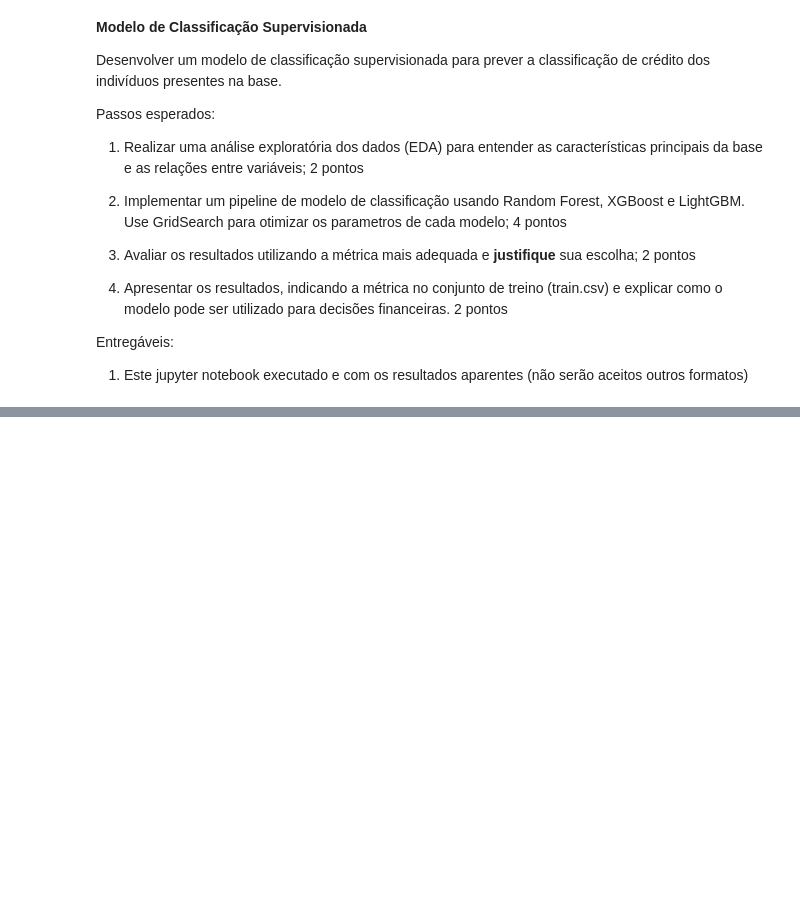
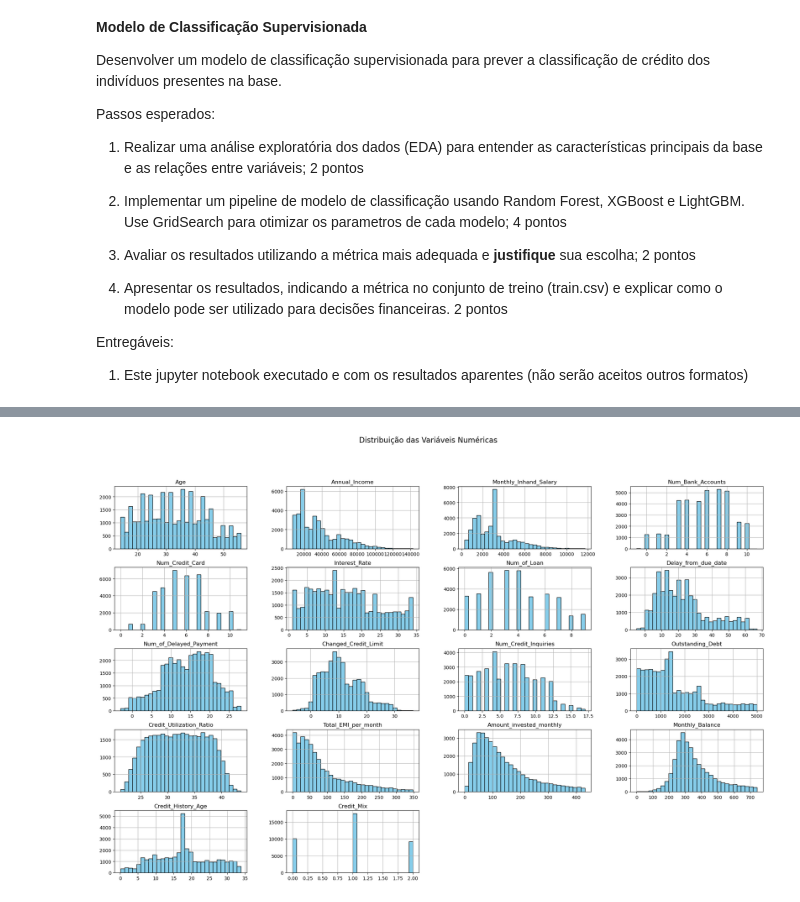
Before and after one commit to eroiborges/projetointegrado, a Jupyter notebook: Trabalho Final ML.ipynb, the cells around one changed output, grey strips where cells are left out. Saved outputs shown, nothing was run; the diff lists cells and outputs as text; code cells hidden in the pictures; blank space fills up the shorter version.

```diff
--- a/Trabalho Final ML.ipynb
+++ b/Trabalho Final ML.ipynb
@@ -33,0 +143,13 @@ Entregáveis:
+# %%
+df = remove_outliers_iqr(df, 'Num_Bank_Accounts')
+df = remove_outliers_iqr(df, 'Age')
+df = remove_outliers_iqr(df, 'Num_Credit_Card')
+df = remove_outliers_iqr(df, 'Interest_Rate')
+df = remove_outliers_iqr(df, 'Num_of_Loan')
+df = remove_outliers_iqr(df, 'Num_of_Delayed_Payment')
+df = remove_outliers_iqr(df, 'Num_Credit_Inquiries')
+df = remove_outliers_iqr(df, 'Annual_Income')
+df = remove_outliers_iqr(df, 'Total_EMI_per_month')
+df = remove_outliers_iqr(df, 'Monthly_Balance')
+df = remove_outliers_iqr(df, 'Amount_invested_monthly')
+df = remove_outliers_iqr(df, 'Credit_Mix')
@@ -33,0 +159,6 @@ Entregáveis:
+# %%
+media_age = df['Credit_History_Age'].mean()
+df['Credit_History_Age'] = df['Credit_History_Age'].fillna(media_age)
+
+media_mon = df['Monthly_Inhand_Salary'].mean()
+df['Monthly_Inhand_Salary'] = df['Monthly_Inhand_Salary'].fillna(media_mon)
@@ -33,0 +168,21 @@ Entregáveis:
+# %%
+var_num = [
+    'Age',
+    'Annual_Income',
+    'Monthly_Inhand_Salary',
+    'Num_Bank_Accounts',
+    'Num_Credit_Card',
+    'Interest_Rate',
+    'Num_of_Loan',
+    'Delay_from_due_date',
+    'Num_of_Delayed_Payment',
+    'Changed_Credit_Limit',
+    'Num_Credit_Inquiries',
+    'Outstanding_Debt',
+    'Credit_Utilization_Ratio',
+    'Total_EMI_per_month',
+    'Amount_invested_monthly',
+    'Monthly_Balance',
+    'Credit_History_Age',
+    'Credit_Mix'
+]
@@ -33,0 +229,6 @@ Entregáveis:
+# %%
+df[var_num].hist(bins=30, figsize=(25,15), color='skyblue', edgecolor='black')
+plt.suptitle('Distribuição das Variáveis Numéricas', fontsize=16)
+plt.show()
+# %% [output]
+[figure, added]
```
Also changed, not shown: parts of 23 cells of this notebook.
